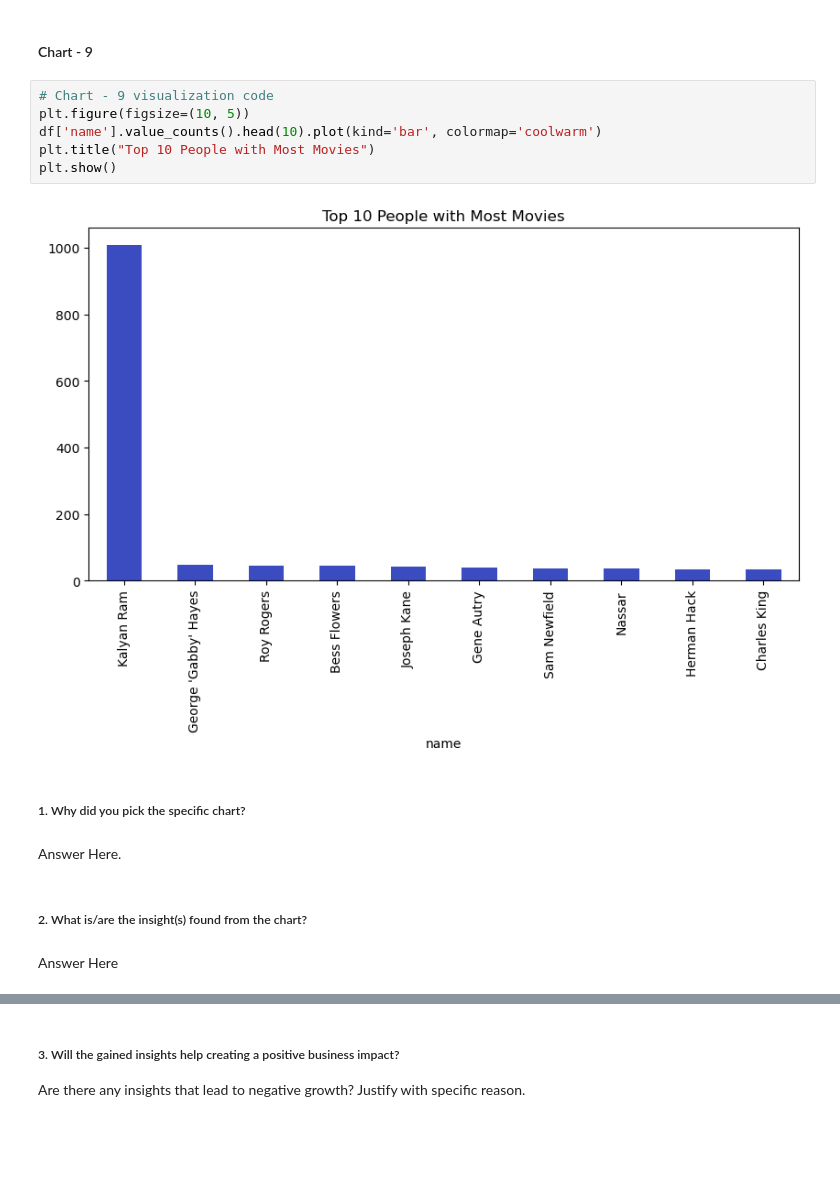
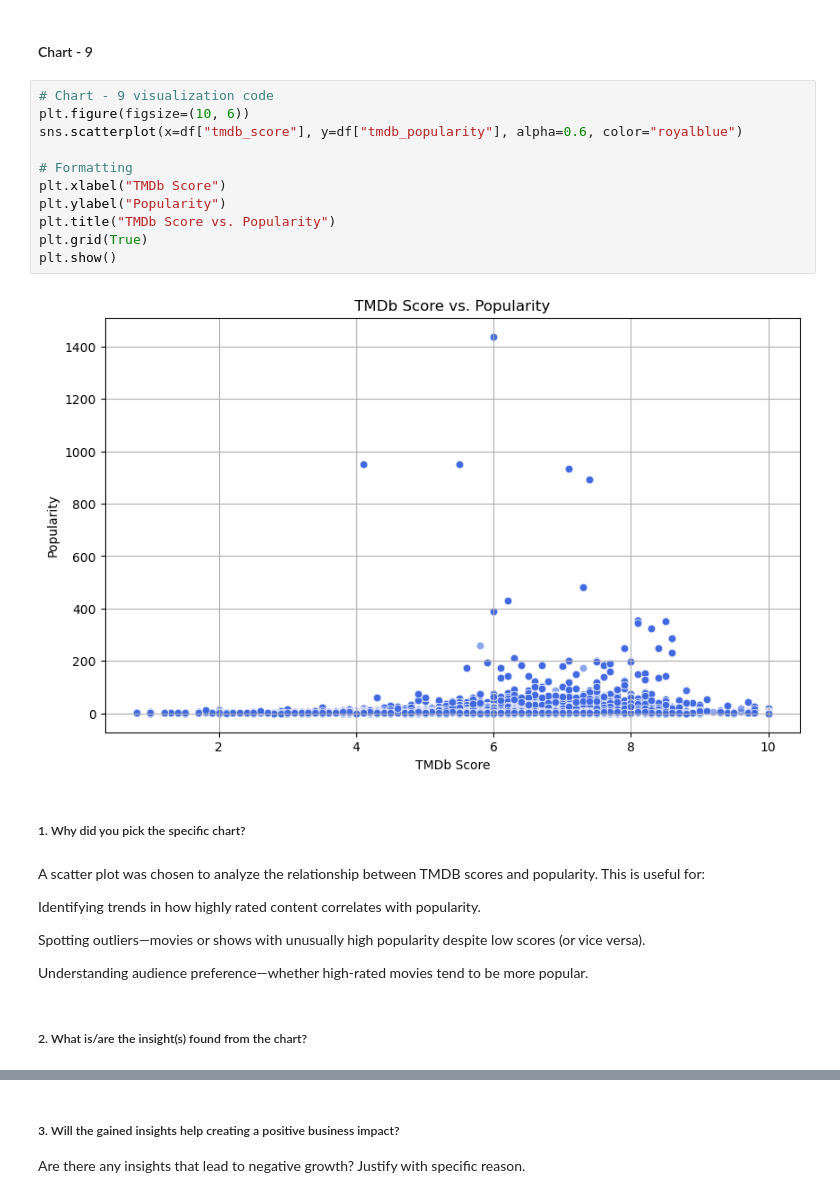
Before and after one commit to apurbaaaa/Amazon-EDA, a Jupyter notebook: Sample_EDA_Submission_Template.ipynb, the cells around one changed output, grey strips where cells are left out. Cells and saved outputs as stored; diff of their text form; blank space fills up the shorter version.

Commit message:
feat: EDA charts descriptions complete

```diff
--- a/Sample_EDA_Submission_Template.ipynb
+++ b/Sample_EDA_Submission_Template.ipynb
@@ -679,18 +736,27 @@ Answer Here
 # %% [markdown]
 #### Chart - 9
-# %%
-# Chart - 9 visualization code
-plt.figure(figsize=(10, 5))
-df['name'].value_counts().head(10).plot(kind='bar', colormap='coolwarm')
-plt.title("Top 10 People with Most Movies")
-plt.show()
-# %% [output]
-[figure, removed]
+# %%
+# Chart - 9 visualization code
+plt.figure(figsize=(10, 6))
+sns.scatterplot(x=df["tmdb_score"], y=df["tmdb_popularity"], alpha=0.6, color="royalblue")
+
+# Formatting
+plt.xlabel("TMDb Score")
+plt.ylabel("Popularity")
+plt.title("TMDb Score vs. Popularity")
+plt.grid(True)
+plt.show()
+# %% [output]
+[figure, added]
 # %% [markdown]
 ##### 1. Why did you pick the specific chart?
-# %% [markdown]
-Answer Here.
+# %% [markdown]
+A scatter plot was chosen to analyze the relationship between TMDB scores and popularity. This is useful for:
+
+Identifying trends in how highly rated content correlates with popularity.
+
+Spotting outliers—movies or shows with unusually high popularity despite low scores (or vice versa).
+
+Understanding audience preference—whether high-rated movies tend to be more popular.
 # %% [markdown]
 ##### 2. What is/are the insight(s) found from the chart?
-# %% [markdown]
-Answer Here
```
Also changed, not shown: parts of 101 cells of this notebook.
